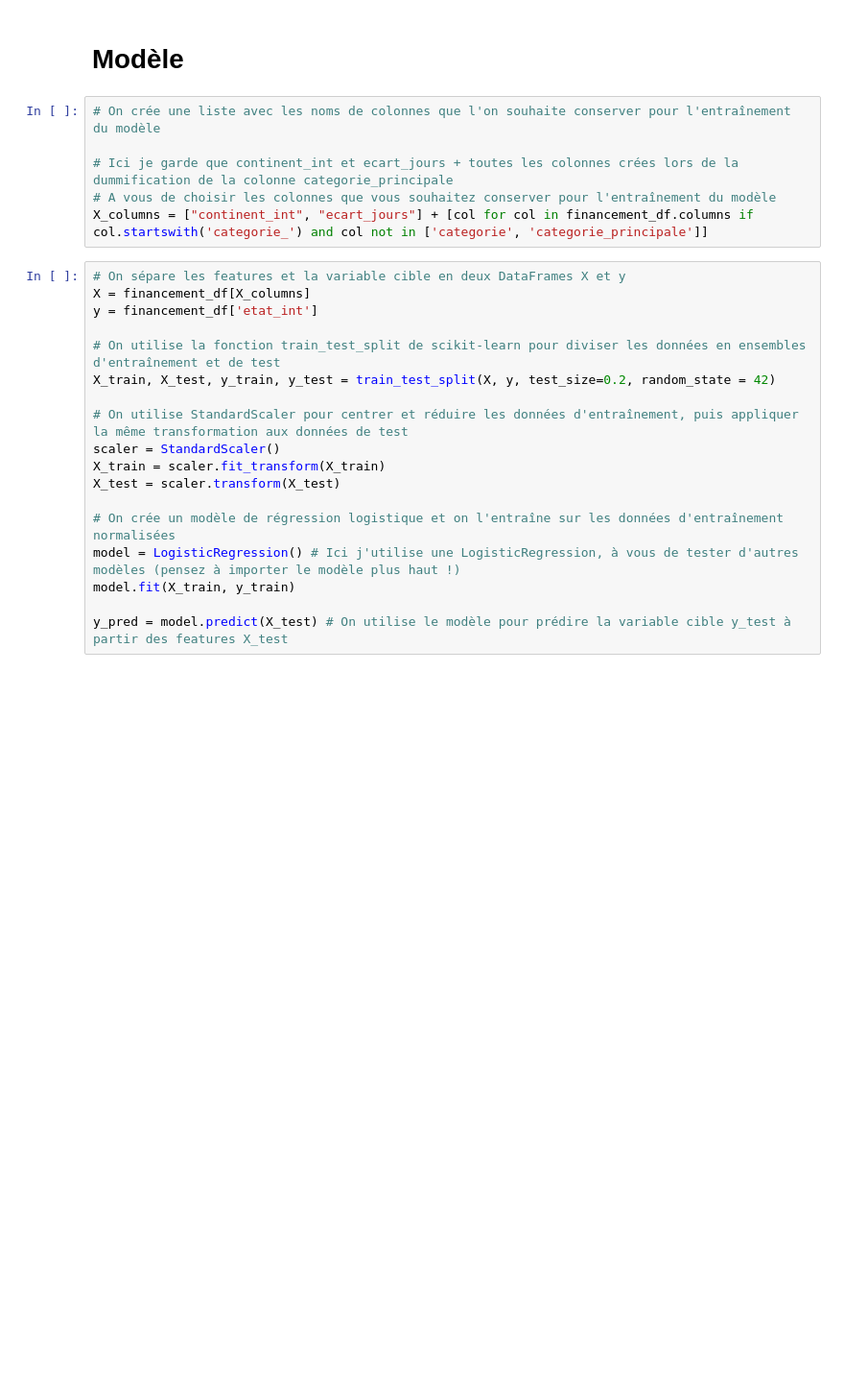
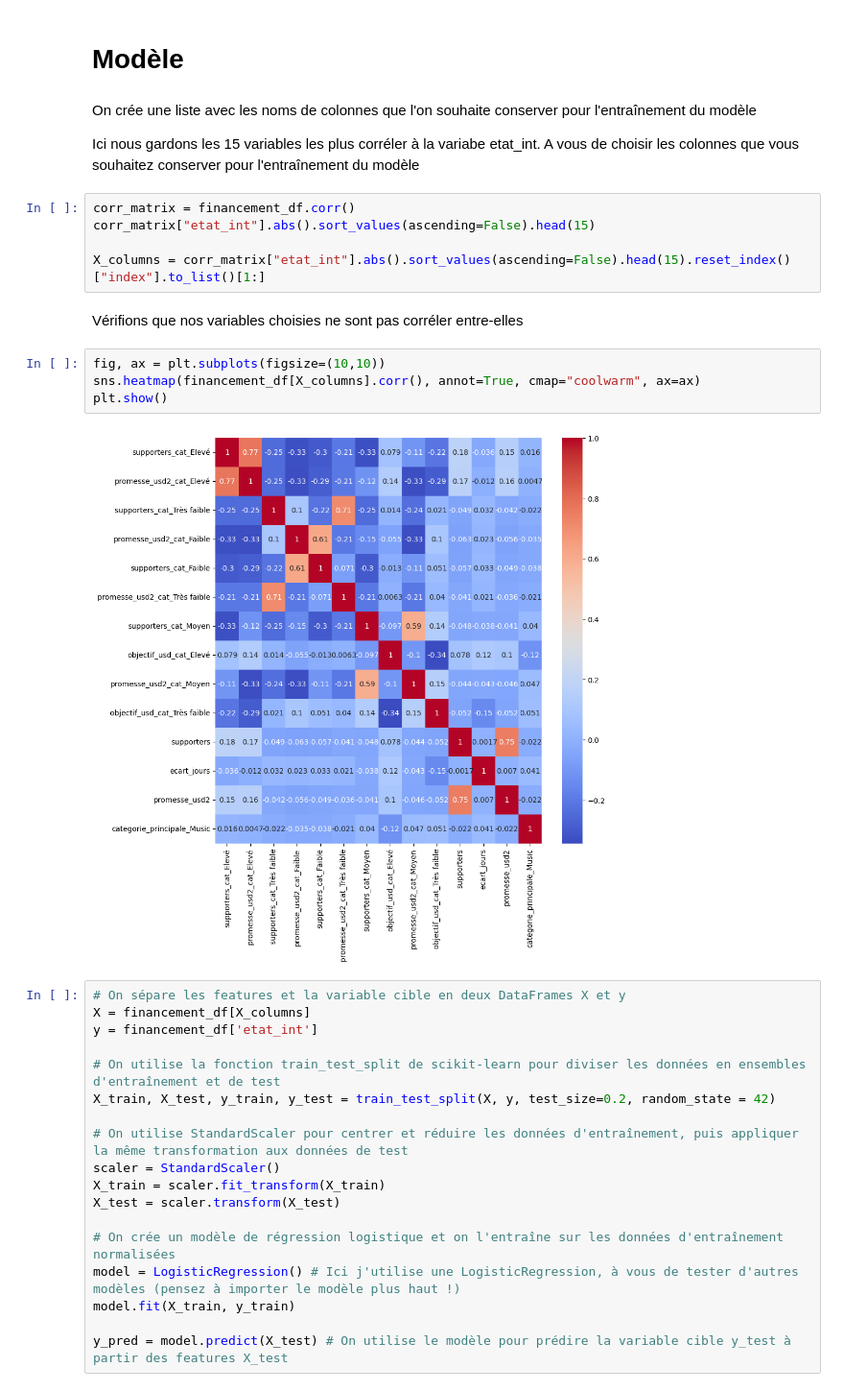
Before and after one commit to TheoKoess/Financement, a Jupyter notebook: Financement_Model.ipynb, the cells around one changed output. Shown at 96% size. Cells and saved outputs as stored; diff of their text form; blank space fills up the shorter version.

```diff
--- a/Financement_Model.ipynb
+++ b/Financement_Model.ipynb
@@ -91,12 +135,24 @@ def load_data():
 financement_df = load_data()
 # %% [markdown]
 # Modèle
-# %%
-# On crée une liste avec les noms de colonnes que l'on souhaite conserver pour l'entraînement du modèle
-
-# Ici je garde que continent_int et ecart_jours + toutes les colonnes crées lors de la dummification de la colonne categorie_principale
-# A vous de choisir les colonnes que vous souhaitez conserver pour l'entraînement du modèle
-X_columns = ["continent_int", "ecart_jours"] + [col for col in financement_df.columns if col.startswith('categorie_') and col not in ['categorie', 'categorie_principale']]
+# %% [markdown]
+On crée une liste avec les noms de colonnes que l'on souhaite conserver pour l'entraînement du modèle
+
+Ici nous gardons les 15 variables les plus corréler à la variabe etat_int.
+A vous de choisir les colonnes que vous souhaitez conserver pour l'entraînement du modèle
+# %%
+corr_matrix = financement_df.corr()
+corr_matrix["etat_int"].abs().sort_values(ascending=False).head(15)
+
+X_columns = corr_matrix["etat_int"].abs().sort_values(ascending=False).head(15).reset_index()["index"].to_list()[1:]
+# %% [markdown]
+Vérifions que nos variables choisies ne sont pas corréler entre-elles
+# %%
+fig, ax = plt.subplots(figsize=(10,10))
+sns.heatmap(financement_df[X_columns].corr(), annot=True, cmap="coolwarm", ax=ax)
+plt.show()
+# %% [output]
+[figure, added]
 # %%
 # On sépare les features et la variable cible en deux DataFrames X et y
 X = financement_df[X_columns]
```
Also changed, not shown: parts of 9 cells of this notebook.
